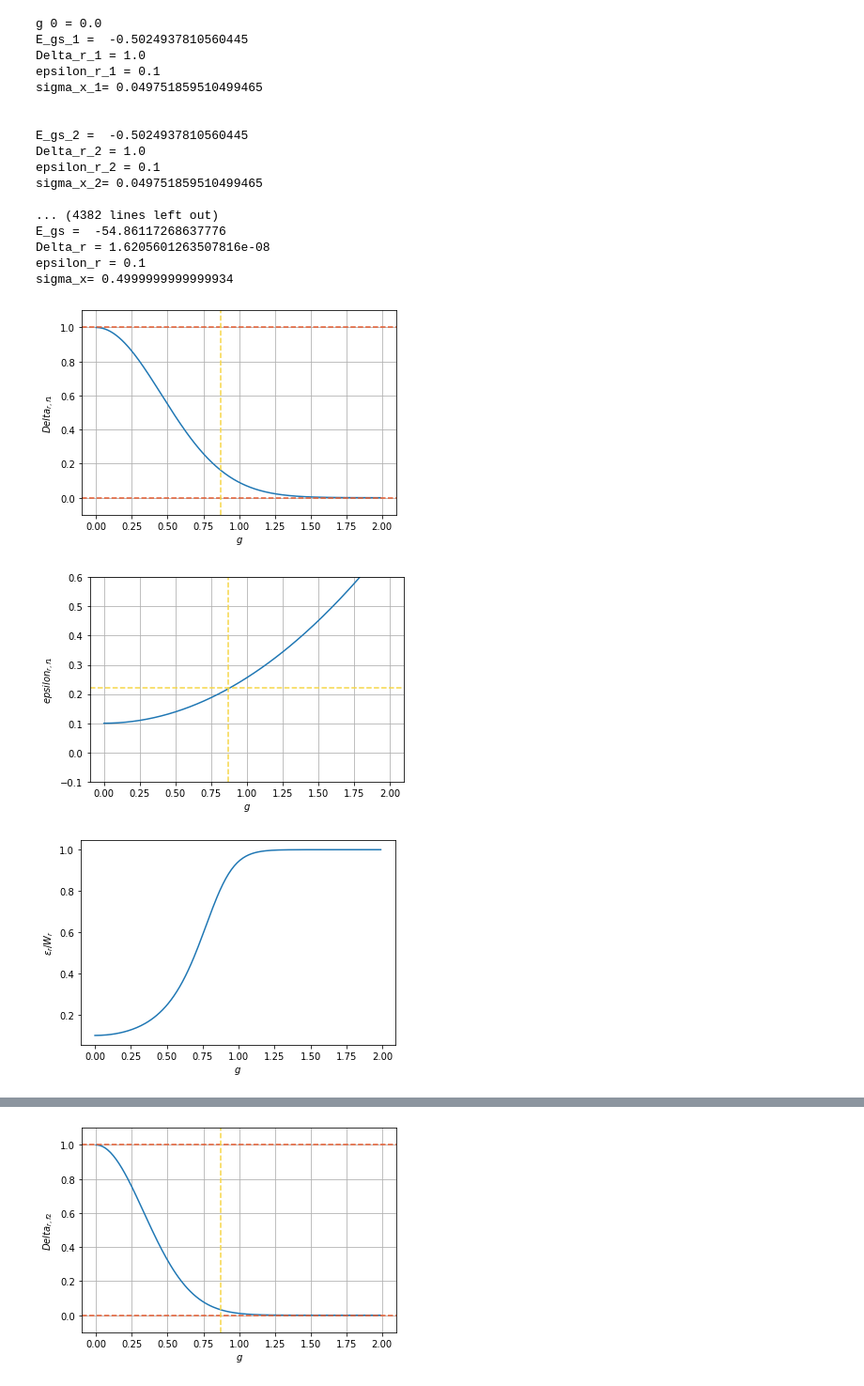
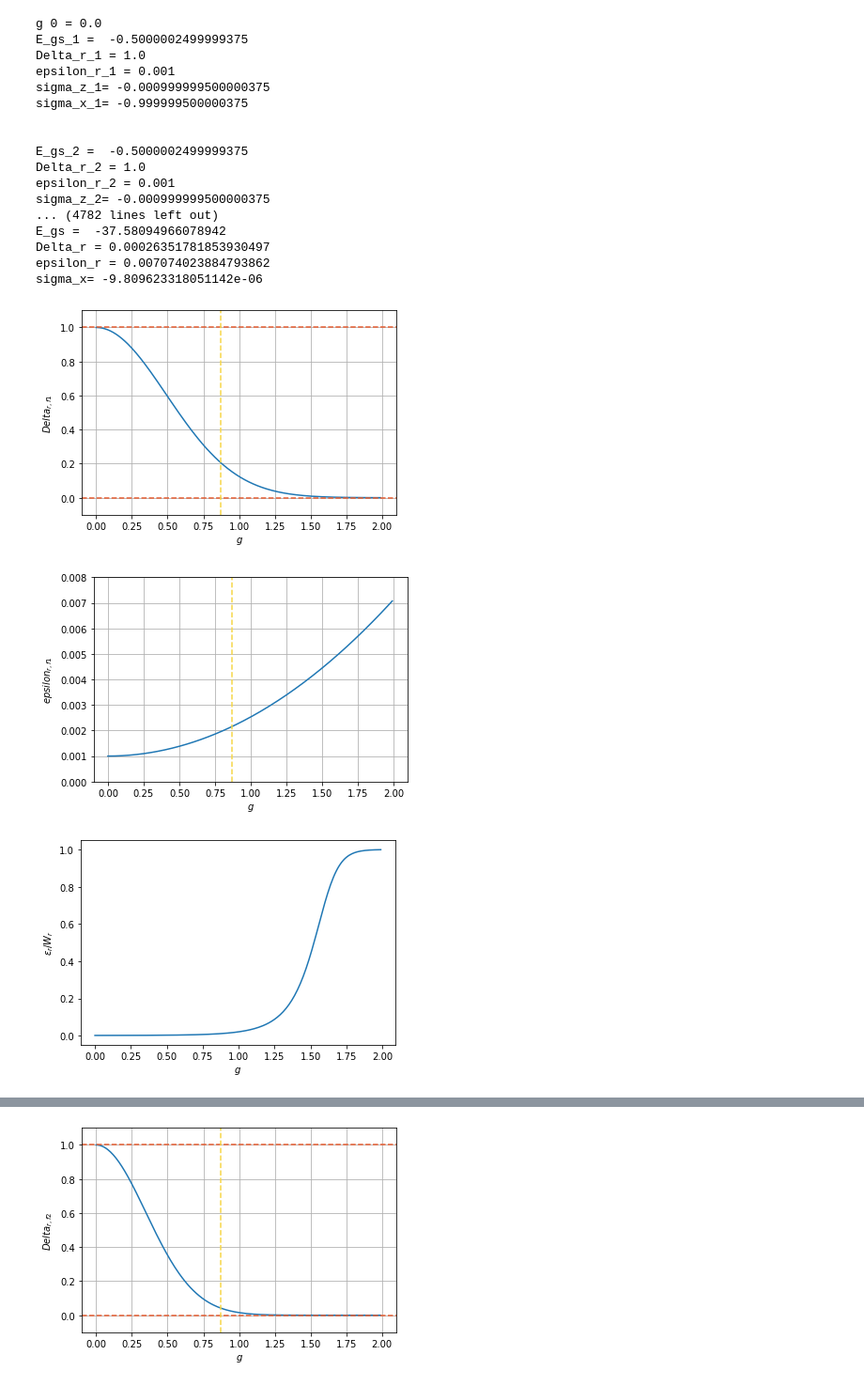
Before and after one commit to Jmalcrow/TFG, a Jupyter notebook: GROUND STATE OBSERVABLES MULTIMODE (FOR GRAPHICS).ipynb, the cells around one changed output, grey strips where cells are left out. Shown: that part at 94% size. Cells and saved outputs as stored; diff of their text form; code cells hidden in the pictures.

```diff
--- a/GROUND STATE OBSERVABLES MULTIMODE (FOR GRAPHICS).ipynb
+++ b/GROUND STATE OBSERVABLES MULTIMODE (FOR GRAPHICS).ipynb
@@ -6,11 +6,11 @@ from copy import deepcopy
 # %%
 #Definition of global parameters
 Niter=1000
-M=30
+M=20
 delta=0.003   #1/((M/2)-1)
 w_1=1.
 m=np.arange(1,M+1)
-epsilon=0.1
+epsilon=0.001
 Delta=1.
 g=np.arange(0,2,0.01)
 
@@ -26,6 +26,7 @@ epsilon_r_final_param1=[]
 Delta_r_final_param1=[]
 E_gs_final_param1=[]
 sigma_x_med_param1=[]
+sigma_z_med_param1=[]
 eps_W1=[]
 
 #Definition of final lists for 2nd parametrization (f_m = -c_k/w_k ; l_m = 0)
@@ -33,6 +34,7 @@ epsilon_r_final_param2=[]
 Delta_r_final_param2=[]
 E_gs_final_param2=[]
 sigma_x_med_param2=[]
+sigma_z_med_param2=[]
 eps_W2=[]
 
 #Definition of the difference of Egs between 1st and 2nd parametrization for the evaluation
@@ -43,6 +45,7 @@ epsilon_r_final=[]
 Delta_r_final=[]
 E_gs_final=[]
 sigma_x_med=[]
+sigma_z_med=[]
 # %%
 def eigenvalue(Del,eps): #def W
     return np.sqrt(Del**2 + eps**2)
@@ -200,29 +203,35 @@ for i in range(np.size(g)):
             break
 
     E_gs_1=deepcopy(energy_gs_param1(m,g_aux,Delta_r_aux_1,epsilon_r_aux_1))
-    sigma_x_1=deepcopy(0.5*epsilon_r_aux_1/eigenvalue(Delta_r_aux_1,epsilon_r_aux_1))
+    sigma_z_1=deepcopy(-epsilon_r_aux_1/eigenvalue(Delta_r_aux_1,epsilon_r_aux_1))
+    sigma_x_1=deepcopy(-Delta_r_aux_1**2/(Delta*eigenvalue(Delta_r_aux_1,epsilon_r_aux_1)))
     print("E_gs_1 = ",E_gs_1)
     print("Delta_r_1 =",Delta_r_aux_1)
     print("epsilon_r_1 =",epsilon_r_aux_1)
+    print("sigma_z_1=",sigma_z_1)
     print("sigma_x_1=",sigma_x_1)
     print("\n")
     Delta_r_final_param1.append(Delta_r_aux_1)
     epsilon_r_final_param1.append(epsilon_r_aux_1)
     E_gs_final_param1.append(E_gs_1)
+    sigma_z_med_param1.append(sigma_z_1)
     sigma_x_med_param1.append(sigma_x_1)
     eps_W1.append(er_relative(epsilon_r_aux_1,Delta_r_aux_1))
 
 
     E_gs_2=deepcopy(energy_gs_param2(m,g_aux,Delta_r_aux_2,epsilon_r_aux_2))
-    sigma_x_2=deepcopy(0.5*epsilon_r_aux_2/eigenvalue(Delta_r_aux_2,epsilon_r_aux_2))
+    sigma_z_2=deepcopy(-epsilon_r_aux_2/eigenvalue(Delta_r_aux_2,epsilon_r_aux_2))
+    sigma_x_2=deepcopy(-Delta_r_aux_2**2/(Delta*eigenvalue(Delta_r_aux_2,epsilon_r_aux_2)))
     print("E_gs_2 = ",E_gs_2)
     print("Delta_r_2 =",Delta_r_aux_2)
     print("epsilon_r_2 =",epsilon_r_aux_2)
+    print("sigma_z_2=",sigma_z_2)
     print("sigma_x_2=",sigma_x_2)
     print("\n")
     Delta_r_final_param2.append(Delta_r_aux_2)
     epsilon_r_final_param2.append(epsilon_r_aux_2)
     E_gs_final_param2.append(E_gs_2)
+    sigma_z_med_param2.append(sigma_z_2)
     sigma_x_med_param2.append(sigma_x_2)
     eps_W2.append(er_relative(epsilon_r_aux_2,Delta_r_aux_2))
 
@@ -241,6 +250,7 @@ for i in range(np.size(g)):
         Delta_r_final.append(Delta_r_aux_1)
         epsilon_r_final.append(epsilon_r_aux_1)
         #E_gs_final.append(E_gs_1)
+        sigma_z_med.append(sigma_z_1)
         sigma_x_med.append(sigma_x_1)
     else:
         print("E_gs = ",E_gs_2)
@@ -251,31 +261,32 @@ for i in range(np.size(g)):
         Delta_r_final.append(Delta_r_aux_2)
         epsilon_r_final.append(epsilon_r_aux_2)
         #E_gs_final.append(E_gs_2)
+        sigma_z_med.append(sigma_z_2)
         sigma_x_med.append(sigma_x_2)
 
     k=k+1
 # %% [output]
 g 0 = 0.0
-E_gs_1 =  -0.5024937810560445
+E_gs_1 =  -0.5000002499999375
 Delta_r_1 = 1.0
-epsilon_r_1 = 0.1
-sigma_x_1= 0.049751859510499465
+epsilon_r_1 = 0.001
+sigma_z_1= -0.000999999500000375
+sigma_x_1= -0.999999500000375
 
 
-E_gs_2 =  -0.5024937810560445
+E_gs_2 =  -0.5000002499999375
 Delta_r_2 = 1.0
-epsilon_r_2 = 0.1
-sigma_x_2= 0.049751859510499465
-
-... (4382 lines left out)
-E_gs =  -54.86117268637776
-Delta_r = 1.6205601263507816e-08
-epsilon_r = 0.1
-sigma_x= 0.4999999999999934
+epsilon_r_2 = 0.001
+sigma_z_2= -0.000999999500000375
+... (4782 lines left out)
+E_gs =  -37.58094966078942
+Delta_r = 0.00026351781853930497
+epsilon_r = 0.007074023884793862
+sigma_x= -9.809623318051142e-06
 # %%
 #Delta_r 1st parametrization
 plt.plot(g,Delta_r_final_param1)
-#np.save("Delta_r_p1_M10",Delta_r_final_param1)
+#np.save("Delta_r_p1_M100",Delta_r_final_param1)
 plt.xlabel('$g$')
 plt.ylabel('$Delta_{r,f1}$')
 plt.xlim(-0.1,2.1)
@@ -286,29 +297,29 @@ plt.axvline(0.87,c=c4,linestyle='--')
 plt.grid()
 plt.show()
 # %% [output]
-[figure, old version]
+[figure, new version]
 # %%
 #epsilon_r 1st parametrization
 plt.plot(g,epsilon_r_final_param1)
-#np.save("epsilon_r_p1_M10",epsilon_r_final_param1)
+#np.save("epsilon_r_p1_M100",epsilon_r_final_param1)
 plt.xlim(-0.1,2.1)
-plt.ylim(-0.1,0.6)
+plt.ylim(0,0.008)
 plt.xlabel('$g$')
 plt.ylabel('$epsilon_{r,f1}$')
 plt.axvline(0.87,c=c4,linestyle='--')
 plt.axhline(0.22,c=c4,linestyle='--')
 plt.grid()
 plt.show()
 # %% [output]
-[figure, old version]
+[figure, new version]
 # %%
 plt.plot(g,eps_W1)
-np.save("er_Wr_p1_M30",eps_W1)
+#np.save("er_Wr_p1_M30",eps_W1)
 plt.xlabel('$g$')
 plt.ylabel('$\epsilon_r / W_r$')
 plt.show()
 # %% [output]
-[figure, old version]
+[figure, new version]
 # %%
 #E_gs 1st parametrization
 plt.plot(g,E_gs_final_param1)
```
Also changed, not shown: parts of 17 cells of this notebook, 6 other files.
